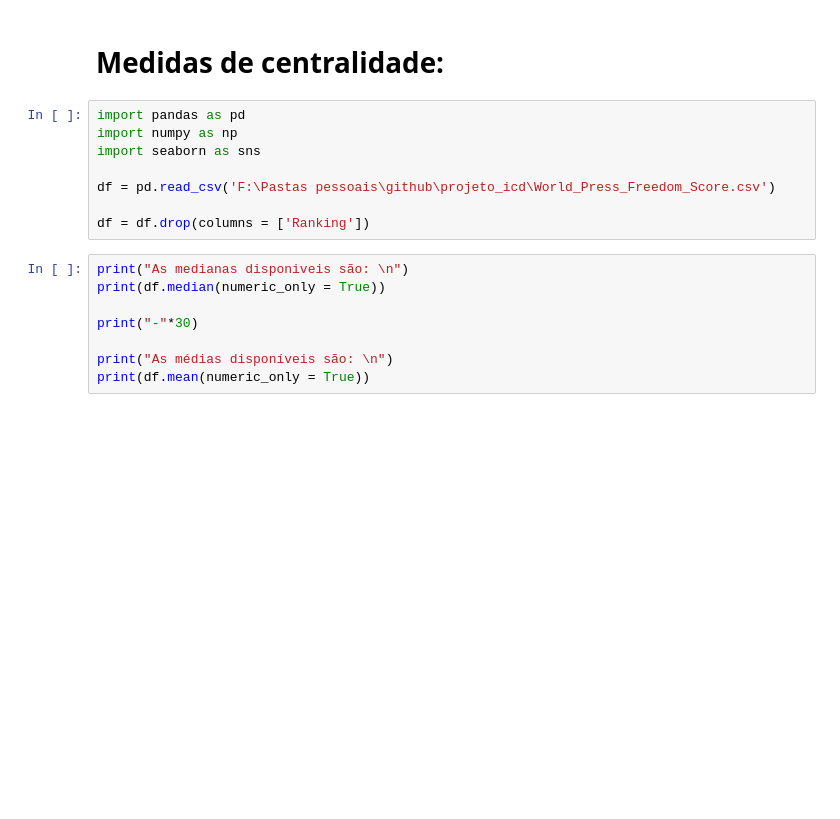
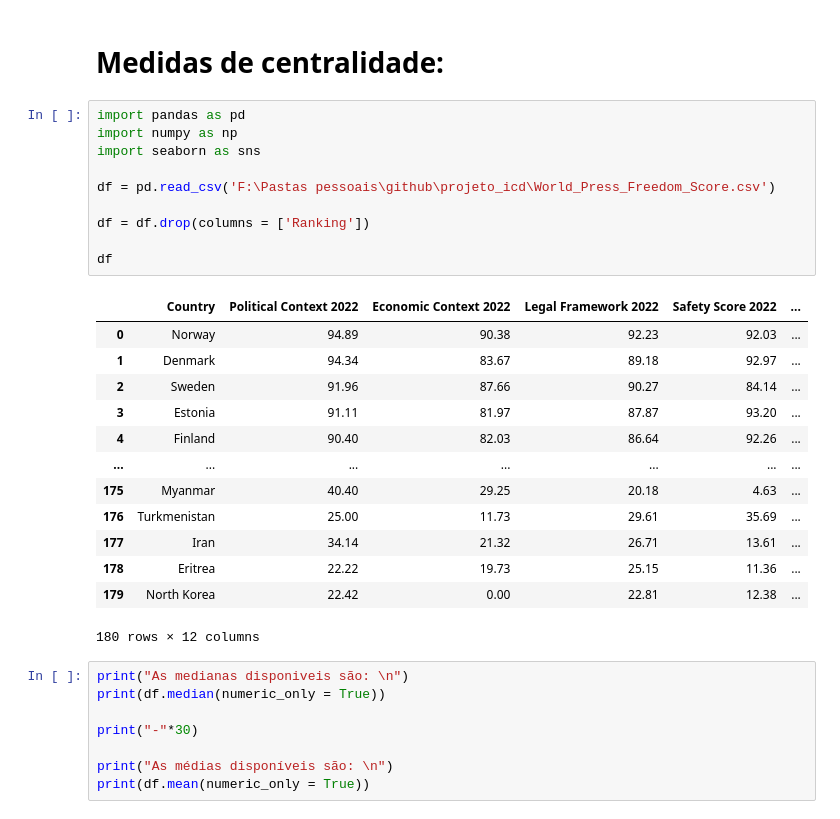
Before and after one commit to marianamartiyns/Global-Press-Freedom-Analysis, a Jupyter notebook: Projeto_ICD.ipynb, the cells around one changed output. Drawn from its saved outputs; the diff is of its cells as text; blank space fills up the shorter version.

```diff
--- a/Projeto_ICD.ipynb
+++ b/Projeto_ICD.ipynb
@@ -18,11 +18,27 @@
 # %%
 import pandas as pd
 import numpy as np
 import seaborn as sns
 
 df = pd.read_csv('F:\Pastas pessoais\github\projeto_icd\World_Press_Freedom_Score.csv')
 
 df = df.drop(columns = ['Ranking'])
+
+df
+# %% [output]
+|  | Country | Political Context 2022 | Economic Context 2022 | Legal Framework 2022 | Safety Score 2022 | ... |
+| 0 | Norway | 94.89 | 90.38 | 92.23 | 92.03 | ... |
+| 1 | Denmark | 94.34 | 83.67 | 89.18 | 92.97 | ... |
+| 2 | Sweden | 91.96 | 87.66 | 90.27 | 84.14 | ... |
+| 3 | Estonia | 91.11 | 81.97 | 87.87 | 93.20 | ... |
+| 4 | Finland | 90.40 | 82.03 | 86.64 | 92.26 | ... |
+| ... | ... | ... | ... | ... | ... | ... |
+| 175 | Myanmar | 40.40 | 29.25 | 20.18 | 4.63 | ... |
+| 176 | Turkmenistan | 25.00 | 11.73 | 29.61 | 35.69 | ... |
+| 177 | Iran | 34.14 | 21.32 | 26.71 | 13.61 | ... |
+| 178 | Eritrea | 22.22 | 19.73 | 25.15 | 11.36 | ... |
+| 179 | North Korea | 22.42 | 0.00 | 22.81 | 12.38 | ... |
+180 rows × 12 columns
 # %%
 print("As medianas disponiveis são: \n")
 print(df.median(numeric_only = True))
```
Also changed, not shown: parts of 3 cells of this notebook.
